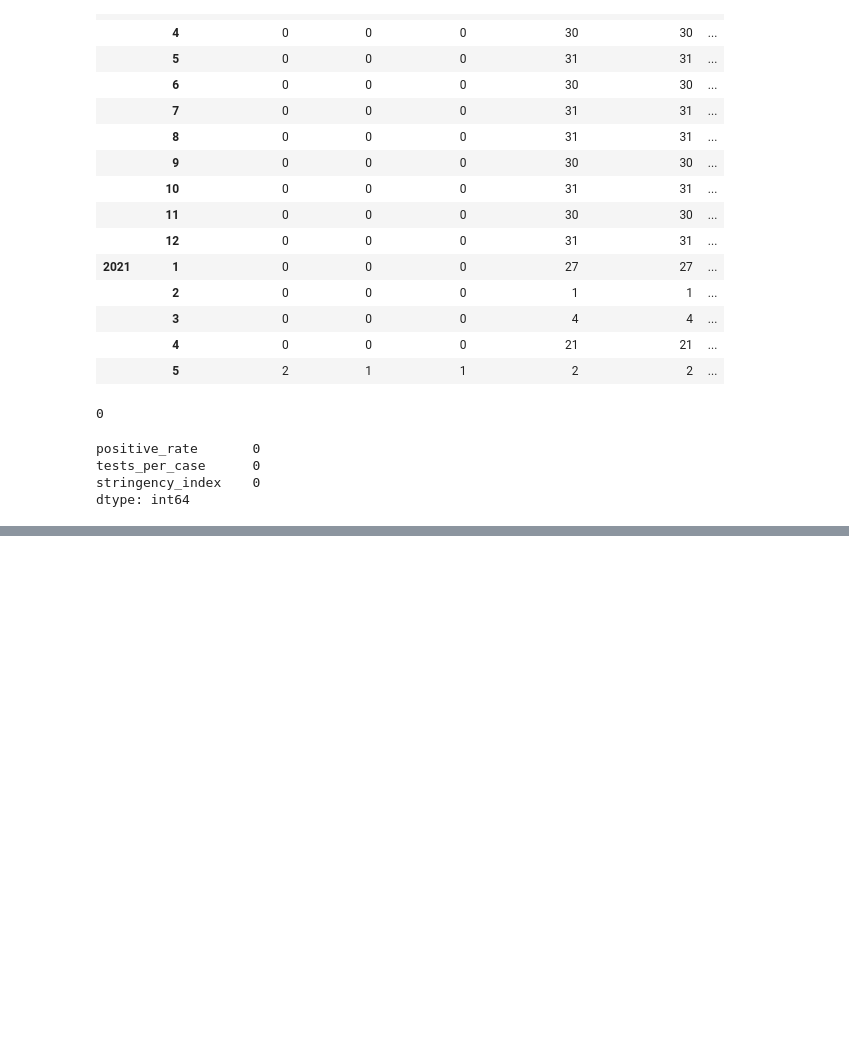
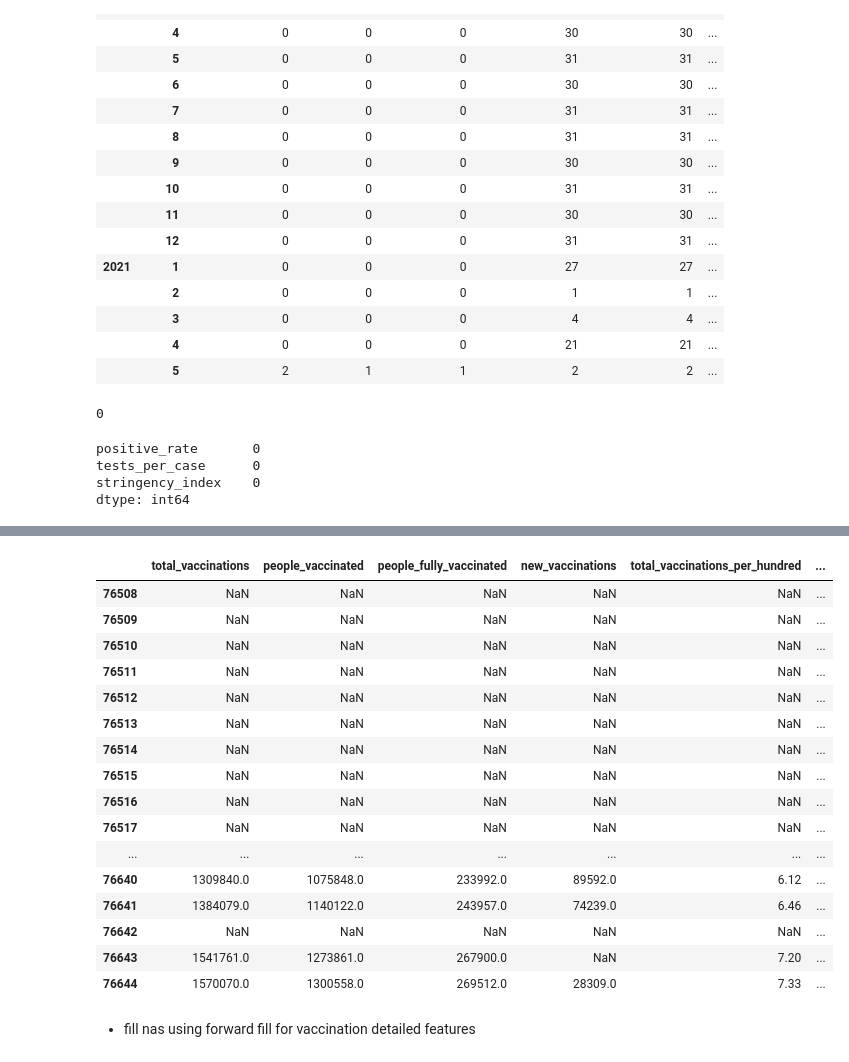
Before and after one commit to ashen007/SL_COVID_analysis, a Jupyter notebook: notebooks/case_data_analysis.ipynb, the cells around one changed output, grey strips where cells are left out. Cells and saved outputs as stored; diff of their text form; code cells hidden in the pictures; blank space fills up the shorter version.

Commit message:
fill na values of vaccination detail features using forward filling

```diff
--- a/notebooks/case_data_analysis.ipynb
+++ b/notebooks/case_data_analysis.ipynb
@@ -641,3 +641,6 @@ positive_rate       0
 tests_per_case      0
 stringency_index    0
 dtype: int64
+# %%
+vaccine_feat = [feature for feature in na_features if 'vaccin' in feature]
+vaccine_feat
@@ -643,0 +655,23 @@ dtype: int64
+# %%
+pd.options.display.max_rows = 137
+sl_full[sl_full['date'] > '2020-12-31'][vaccine_feat]
+# %% [output]
+|  | total_vaccinations | people_vaccinated | people_fully_vaccinated | new_vaccinations | total_vaccinations_per_hundred | ... |
+| 76508 | NaN | NaN | NaN | NaN | NaN | ... |
+| 76509 | NaN | NaN | NaN | NaN | NaN | ... |
+| 76510 | NaN | NaN | NaN | NaN | NaN | ... |
+| 76511 | NaN | NaN | NaN | NaN | NaN | ... |
+| 76512 | NaN | NaN | NaN | NaN | NaN | ... |
+| 76513 | NaN | NaN | NaN | NaN | NaN | ... |
+| 76514 | NaN | NaN | NaN | NaN | NaN | ... |
+| 76515 | NaN | NaN | NaN | NaN | NaN | ... |
+| 76516 | NaN | NaN | NaN | NaN | NaN | ... |
+| 76517 | NaN | NaN | NaN | NaN | NaN | ... |
+| ... | ... | ... | ... | ... | ... | ... |
+| 76640 | 1309840.0 | 1075848.0 | 233992.0 | 89592.0 | 6.12 | ... |
+| 76641 | 1384079.0 | 1140122.0 | 243957.0 | 74239.0 | 6.46 | ... |
+| 76642 | NaN | NaN | NaN | NaN | NaN | ... |
+| 76643 | 1541761.0 | 1273861.0 | 267900.0 | NaN | 7.20 | ... |
+| 76644 | 1570070.0 | 1300558.0 | 269512.0 | 28309.0 | 7.33 | ... |
+# %% [markdown]
+- fill nas using forward fill for vaccination detailed features
```
Also changed, not shown: parts of 10 cells of this notebook.
